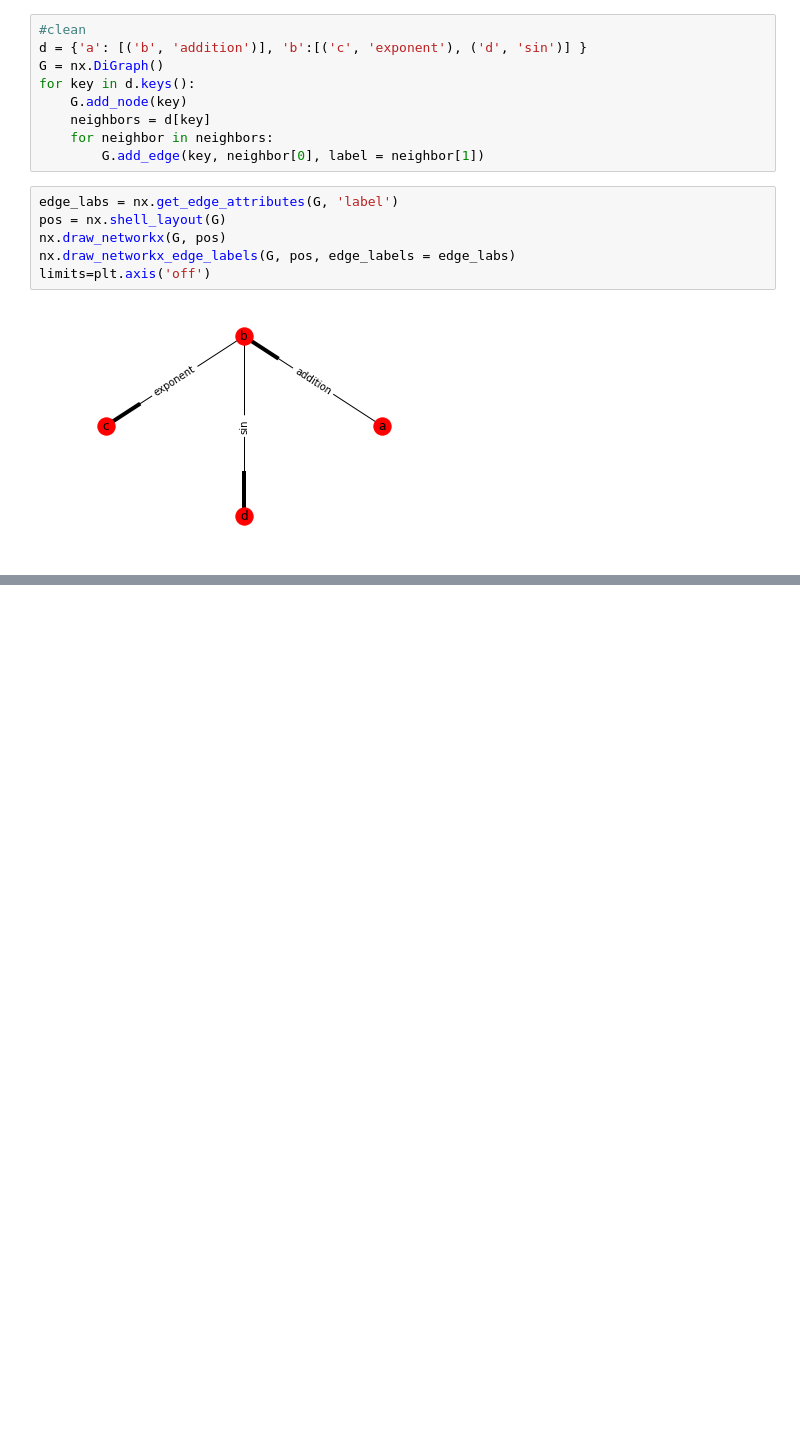
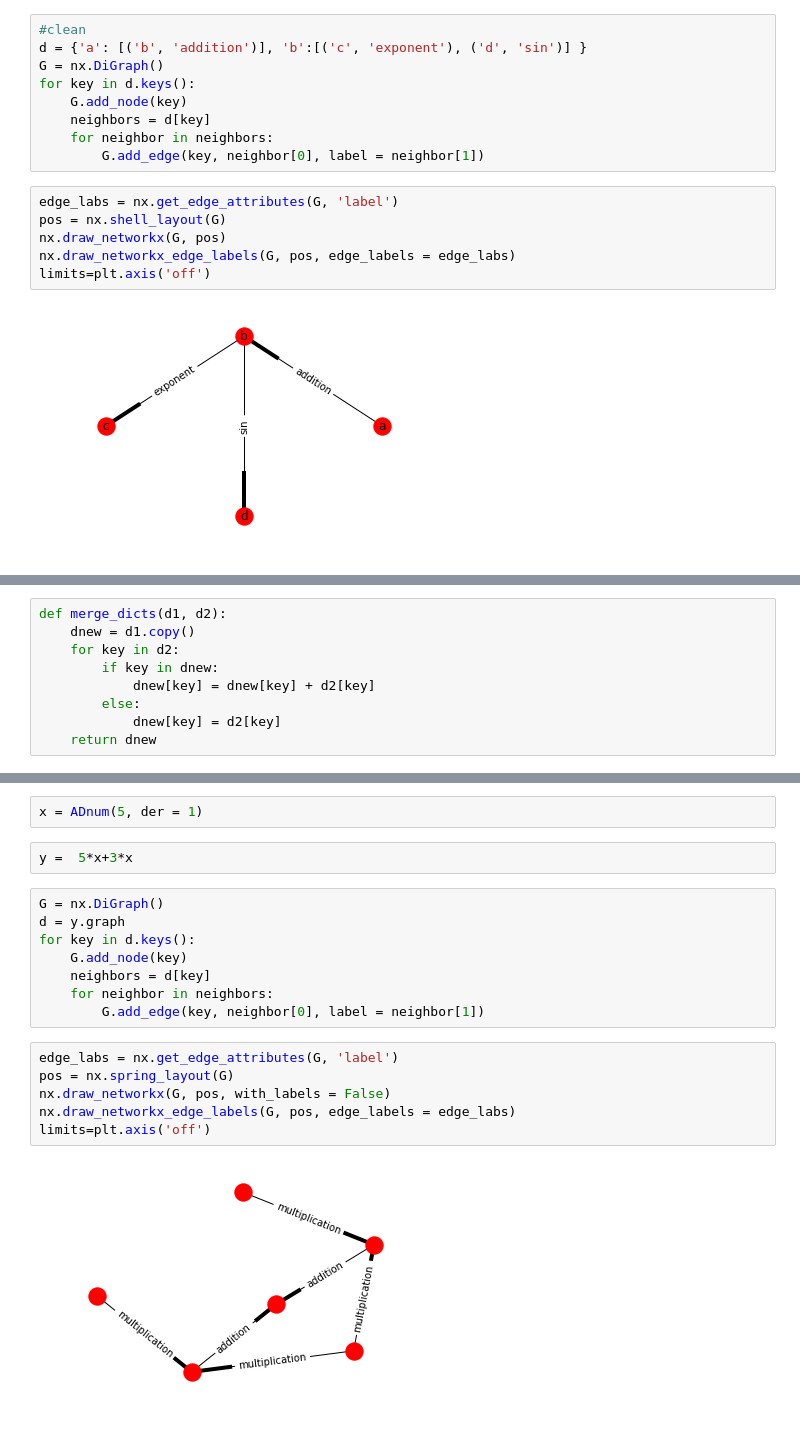
Before and after one commit to CS207-AD20/cs207-FinalProject, a Jupyter notebook: docs/Graph Development.ipynb, the cells around one changed output, grey strips where cells are left out. Drawn from its saved outputs; the diff is of its cells as text; blank space fills up the shorter version.

Commit message:
Graph development complete in notebook

```diff
--- a/docs/Graph Development.ipynb
+++ b/docs/Graph Development.ipynb
@@ -58,0 +61,9 @@ limits=plt.axis('off')
+# %%
+def merge_dicts(d1, d2):
+    dnew = d1.copy()
+    for key in d2:
+        if key in dnew:
+            dnew[key] = dnew[key] + d2[key]
+        else:
+            dnew[key] = d2[key]
+    return dnew
@@ -58,0 +122,20 @@ limits=plt.axis('off')
+# %%
+x = ADnum(5, der = 1)
+# %%
+y =  5*x+3*x
+# %%
+G = nx.DiGraph()
+d = y.graph
+for key in d.keys():
+    G.add_node(key)
+    neighbors = d[key]
+    for neighbor in neighbors:
+        G.add_edge(key, neighbor[0], label = neighbor[1])
+# %%
+edge_labs = nx.get_edge_attributes(G, 'label')
+pos = nx.spring_layout(G)
+nx.draw_networkx(G, pos, with_labels = False)
+nx.draw_networkx_edge_labels(G, pos, edge_labels = edge_labs)
+limits=plt.axis('off')
+# %% [output]
+[figure, added]
```
Also changed, not shown: parts of 3 cells of this notebook.
